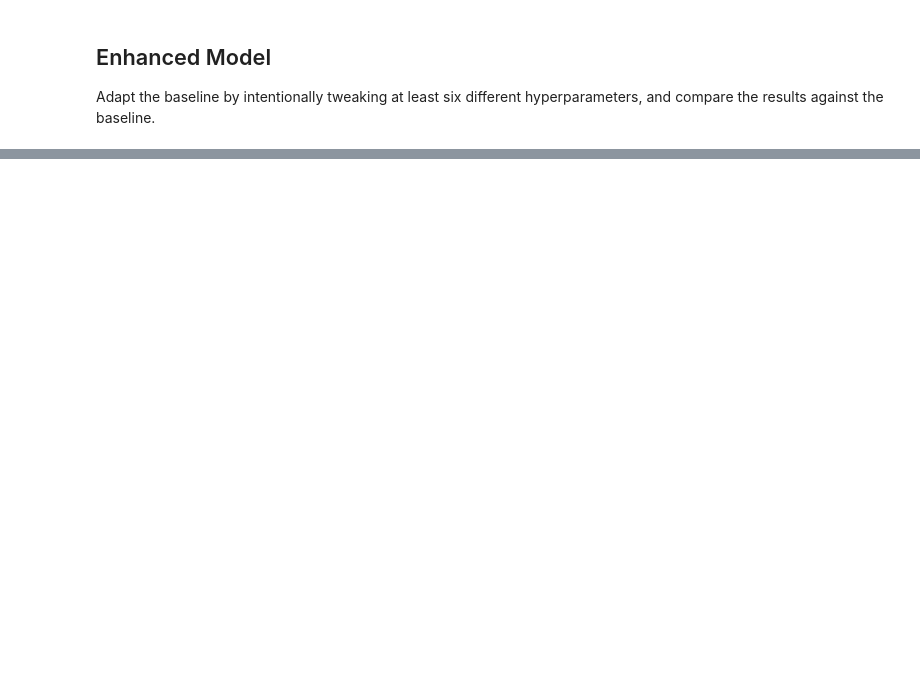
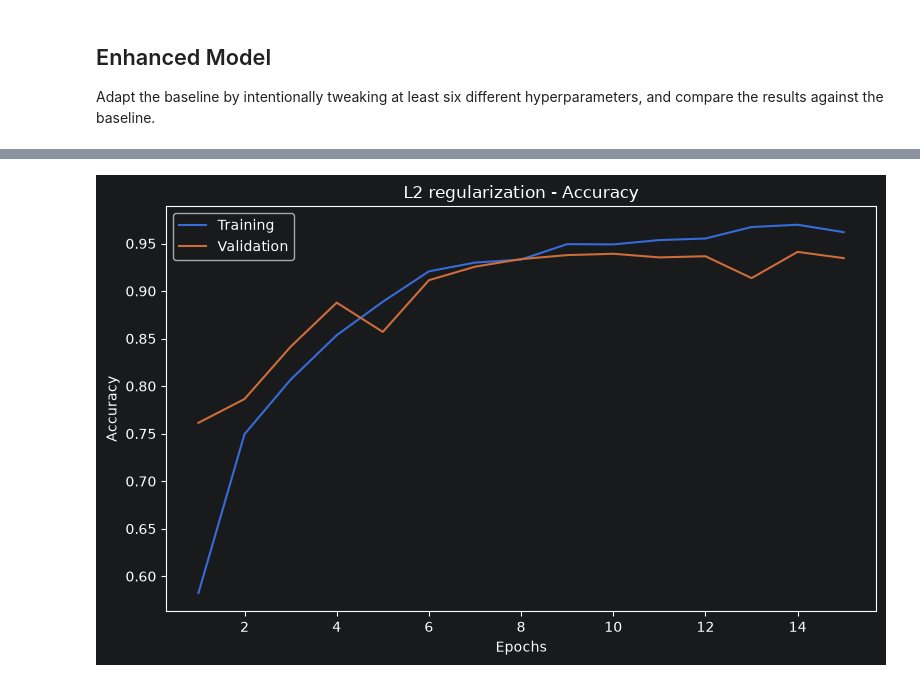
Before and after one commit to lordmana/Lung-and-Colon-Cancer-Classification, a Jupyter notebook: notebook/DL_Assignment_2026.ipynb, the cells around one changed output, grey strips where cells are left out. Cells and saved outputs as stored; diff of their text form; code cells hidden in the pictures; blank space fills up the shorter version.

```diff
--- a/notebook/DL_Assignment_2026.ipynb
+++ b/notebook/DL_Assignment_2026.ipynb
@@ -202,0 +449,13 @@ compare the results against the baseline.
+# %%
+plt.figure(figsize=(8, 5))
+epochs = range(1, len(enhanced_history.history['accuracy']) + 1)
+plt.plot(epochs, enhanced_history.history['accuracy'], label='Training')
+plt.plot(epochs, enhanced_history.history['val_accuracy'], label='Validation')
+plt.xlabel('Epochs')
+plt.ylabel('Accuracy')
+plt.title('L2 regularization - Accuracy')
+plt.legend()
+plt.tight_layout()
+plt.show()
+# %% [output]
+[figure, added]
```
Also changed, not shown: parts of 25 cells of this notebook, 2 other files.
